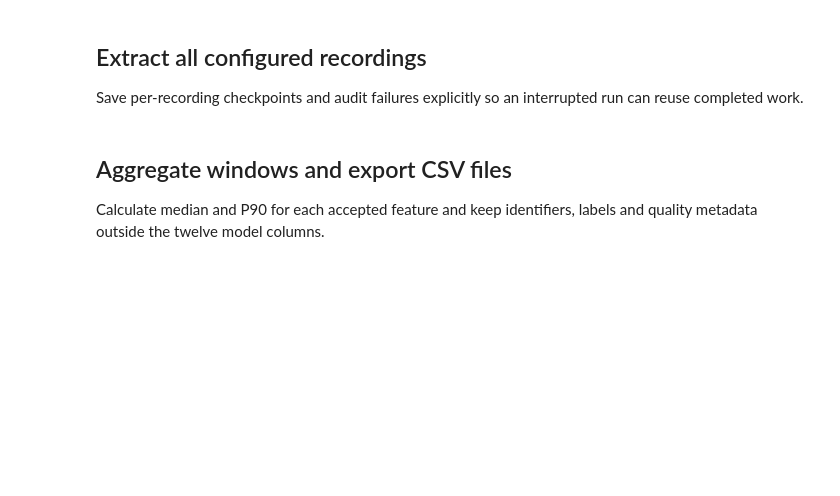
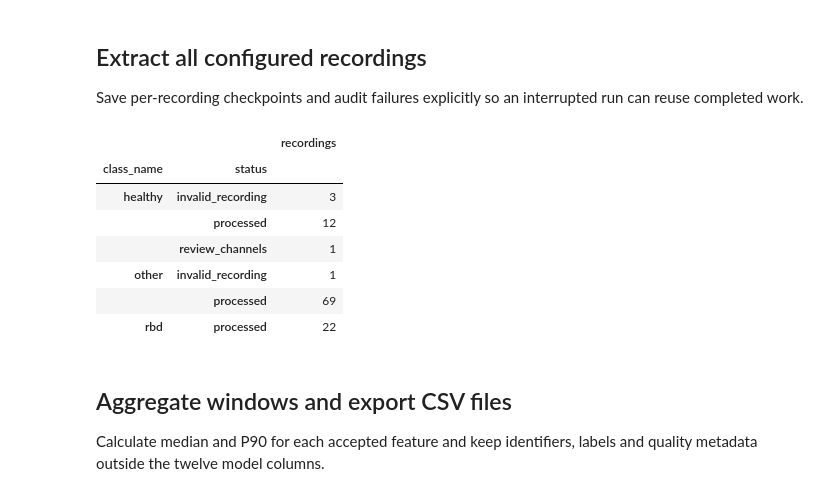
Before and after one commit to lucaa333/multimodal_rbd_sleep_analysis, a Jupyter notebook: notebooks/01_preprocessing.ipynb, the cells around one changed output. Saved outputs shown, nothing was run; the diff lists cells and outputs as text; code cells hidden in the pictures; blank space fills up the shorter version.

```diff
--- a/notebooks/01_preprocessing.ipynb
+++ b/notebooks/01_preprocessing.ipynb
@@ -495,7 +521,6 @@ cache_dir = OUTPUT_DIR / ".cache" / config_hash
 cache_dir.mkdir(parents=True, exist_ok=True)
 frames = {name: [] for name in (["baseline", "ssa"] if RUN_SSA else ["baseline"])}
 run_rows = []
-run_started = perf_counter()
 progress = tqdm(mapping.to_dict("records"), desc="Extract recordings", unit="record")
 for record in progress:
     record_id = record["record_id"]
@@ -505,36 +530,44 @@ for record in progress:
         continue
     path = headers[record_id].path
     source_signature = {"size": path.stat().st_size, "mtime_ns": path.stat().st_mtime_ns}
     marker = cache_dir / f"{record_id}.json"
     try:
         checkpoint = json.loads(marker.read_text()) if marker.is_file() else None
         cached = checkpoint is not None and checkpoint.get("source") == source_signature and all((cache_dir / f"{record_id}_{variant}.csv").is_file() for variant in frames)
         if cached:
             current = {variant: pd.read_csv(cache_dir / f"{record_id}_{variant}.csv") for variant in frames}
             info = checkpoint["info"]
         else:
             current, info = process_record(record, max_windows=MAX_WINDOWS_PER_RECORDING)
             for variant, table in current.items():
                 destination = cache_dir / f"{record_id}_{variant}.csv"
                 temporary = destination.with_suffix(".tmp")
                 table.to_csv(temporary, index=False)
                 temporary.replace(destination)
             temporary = marker.with_suffix(".tmp")
             temporary.write_text(json.dumps({"source": source_signature, "info": info}, indent=2), encoding="utf-8")
             temporary.replace(marker)
         for variant, table in current.items():
             frames[variant].append(table)
         run_rows.append({**record, **info, "status": "processed", "reason": "", "cache_reused": cached})
         progress.set_postfix(record=record_id, windows=info["processed_windows"], loaded_MB=round(info["loaded_megabytes"]), cached=cached)
     except (OSError, ValueError, RuntimeError, np.linalg.LinAlgError) as exc:
         run_rows.append({**record, "status": "processing_failed", "reason": f"{type(exc).__name__}: {exc}"})
 run_report = pd.DataFrame(run_rows)
-run_report.to_csv(OUTPUT_DIR / "recording_audit.csv", index=False)
+run_report.to_csv(REPORT_DIR / "recording_audit.csv", index=False)
 if not frames["baseline"]:
-    raise RuntimeError("No recording was processed; inspect recording_audit.csv and channel_review.csv.")
+    raise RuntimeError("No recording was processed; inspect reports/recording_audit.csv and reports/channel_inventory.csv.")
 window_tables = {variant: pd.concat(tables, ignore_index=True) for variant, tables in frames.items()}
-print(f"Extraction finished in {perf_counter() - run_started:.1f} seconds.")
 display(run_report.groupby(["class_name", "status"]).size().rename("recordings").to_frame())
+# %% [output]
+|  |  | recordings |
+| class_name | status |  |
+| healthy | invalid_recording | 3 |
+|  | processed | 12 |
+|  | review_channels | 1 |
+| other | invalid_recording | 1 |
+|  | processed | 69 |
+| rbd | processed | 22 |
 # %% [markdown]
 ## Aggregate windows and export CSV files
 
```
Also changed, not shown: parts of 9 cells of this notebook, 5 other files.
